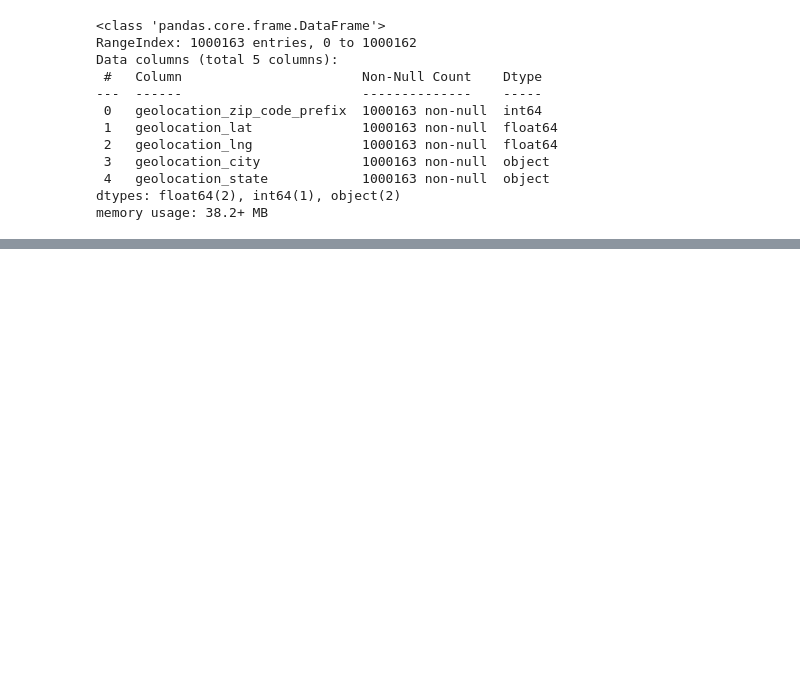
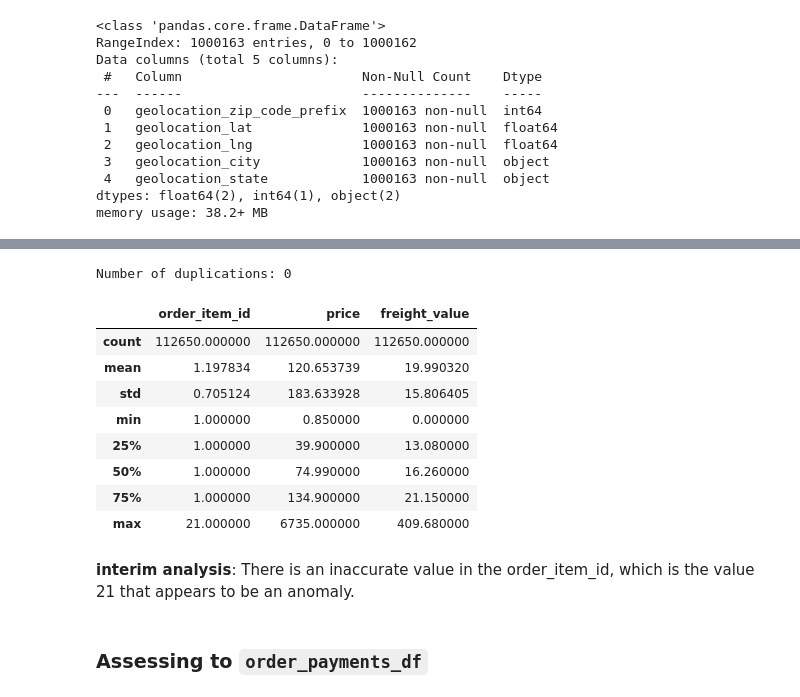
Before and after one commit to naufalmuafi/e-commerce_analysis_project, a Jupyter notebook: main.ipynb, the cells around one changed output, grey strips where cells are left out. Cells and saved outputs as stored; diff of their text form; code cells hidden in the pictures; blank space fills up the shorter version.

```diff
--- a/main.ipynb
+++ b/main.ipynb
@@ -206,0 +214,18 @@ Number of duplications: 0
+# %%
+print(f"\nNumber of duplications: {order_items_df.duplicated().sum()}")
+order_items_df.describe()
+# %% [output]
+Number of duplications: 0
+|  | order_item_id | price | freight_value |
+| count | 112650.000000 | 112650.000000 | 112650.000000 |
+| mean | 1.197834 | 120.653739 | 19.990320 |
+| std | 0.705124 | 183.633928 | 15.806405 |
+| min | 1.000000 | 0.850000 | 0.000000 |
+| 25% | 1.000000 | 39.900000 | 13.080000 |
+| 50% | 1.000000 | 74.990000 | 16.260000 |
+| 75% | 1.000000 | 134.900000 | 21.150000 |
+| max | 21.000000 | 6735.000000 | 409.680000 |
+# %% [markdown]
+**interim analysis**: There is an inaccurate value in the order_item_id, which is the value 21 that appears to be an anomaly.
+# %% [markdown]
+### Assessing to `order_payments_df`
```
Also changed, not shown: parts of 22 cells of this notebook.
